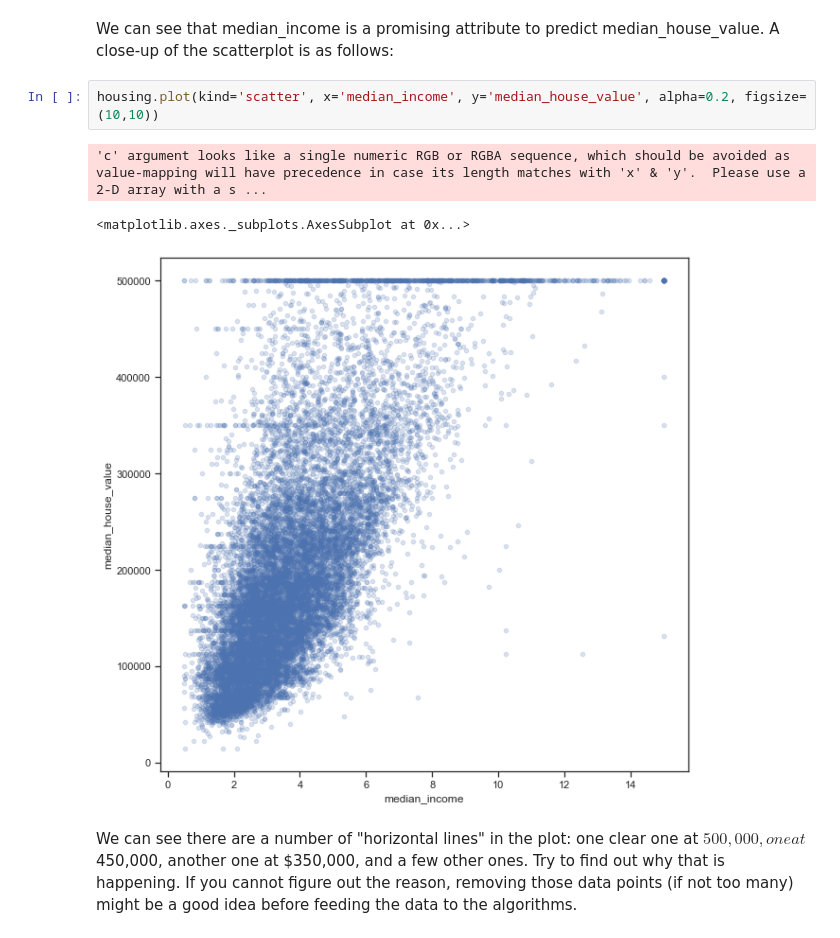
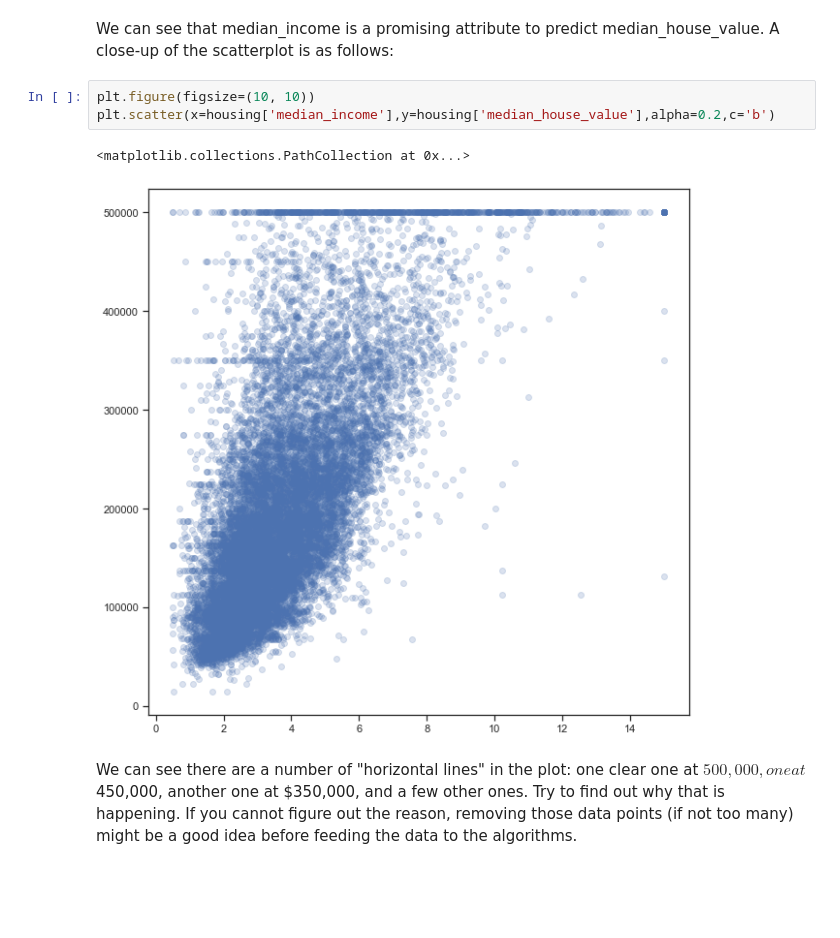
Before and after one commit to harrywang/house-price-prediction, a Jupyter notebook: house-price-prediction.ipynb, the cells around one changed output. Drawn from its saved outputs; the diff is of its cells as text; blank space fills up the shorter version.

```diff
--- a/house-price-prediction.ipynb
+++ b/house-price-prediction.ipynb
@@ -385,11 +384,11 @@ array([[<matplotlib.axes._subplots.AxesSubplot object at 0x...>,
 # %% [markdown]
 We can see that median_income is a promising attribute to predict median_house_value. A close-up of the scatterplot is as follows:
 # %%
-housing.plot(kind='scatter', x='median_income', y='median_house_value', alpha=0.2, figsize=(10,10))
+plt.figure(figsize=(10, 10))
+plt.scatter(x=housing['median_income'],y=housing['median_house_value'],alpha=0.2,c='b')
 # %% [output]
-'c' argument looks like a single numeric RGB or RGBA sequence, which should be avoided as value-mapping will have precedence in case its length matches with 'x' & 'y'.  Please use a 2-D array with a s ...
+<matplotlib.collections.PathCollection at 0x...>
-<matplotlib.axes._subplots.AxesSubplot at 0x...>
-[figure, old version]
+[figure, new version]
 # %% [markdown]
 We can see there are a number of "horizontal lines" in the plot: one clear one at $500,000, one at $450,000, another one at $350,000, and a few other ones. Try to find out why that is happening. If you cannot figure out the reason, removing those data points (if not too many) might be a good idea before feeding the data to the algorithms.
 # %% [markdown]
```
Also changed, not shown: parts of 16 cells of this notebook.
